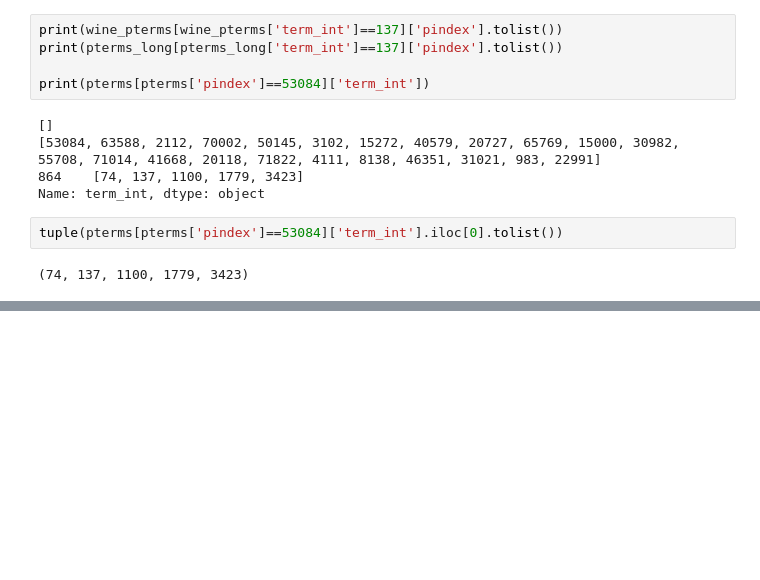
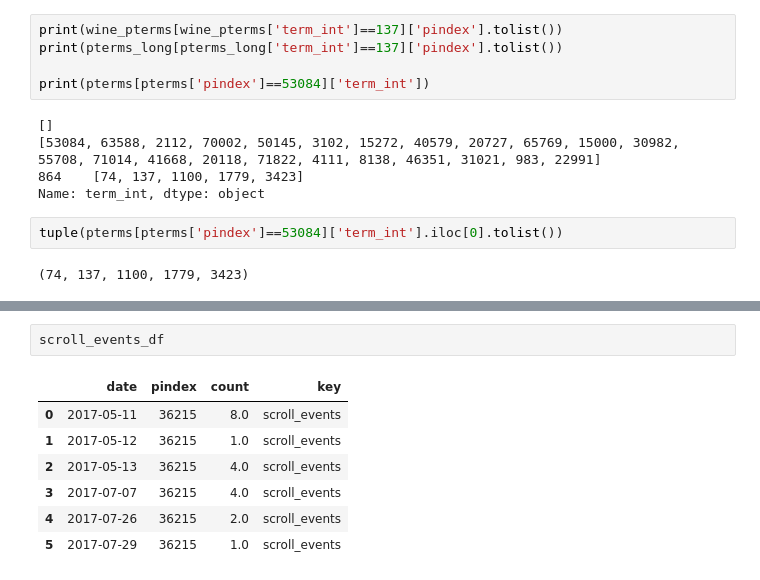
Before and after one commit to JocelynF/WineRegions, a Jupyter notebook: Testing Page Weights.ipynb, the cells around one changed output, grey strips where cells are left out. Cells and saved outputs as stored; diff of their text form; blank space fills up the shorter version.

```diff
--- a/Testing Page Weights.ipynb
+++ b/Testing Page Weights.ipynb
@@ -880,0 +1012,10 @@ Name: slug, dtype: object
+# %%
+scroll_events_df
+# %% [output]
+|  | date | pindex | count | key |
+| 0 | 2017-05-11 | 36215 | 8.0 | scroll_events |
+| 1 | 2017-05-12 | 36215 | 1.0 | scroll_events |
+| 2 | 2017-05-13 | 36215 | 4.0 | scroll_events |
+| 3 | 2017-07-07 | 36215 | 4.0 | scroll_events |
+| 4 | 2017-07-26 | 36215 | 2.0 | scroll_events |
+| 5 | 2017-07-29 | 36215 | 1.0 | scroll_events |
```
Also changed, not shown: parts of 24 cells of this notebook, 2 other files.
